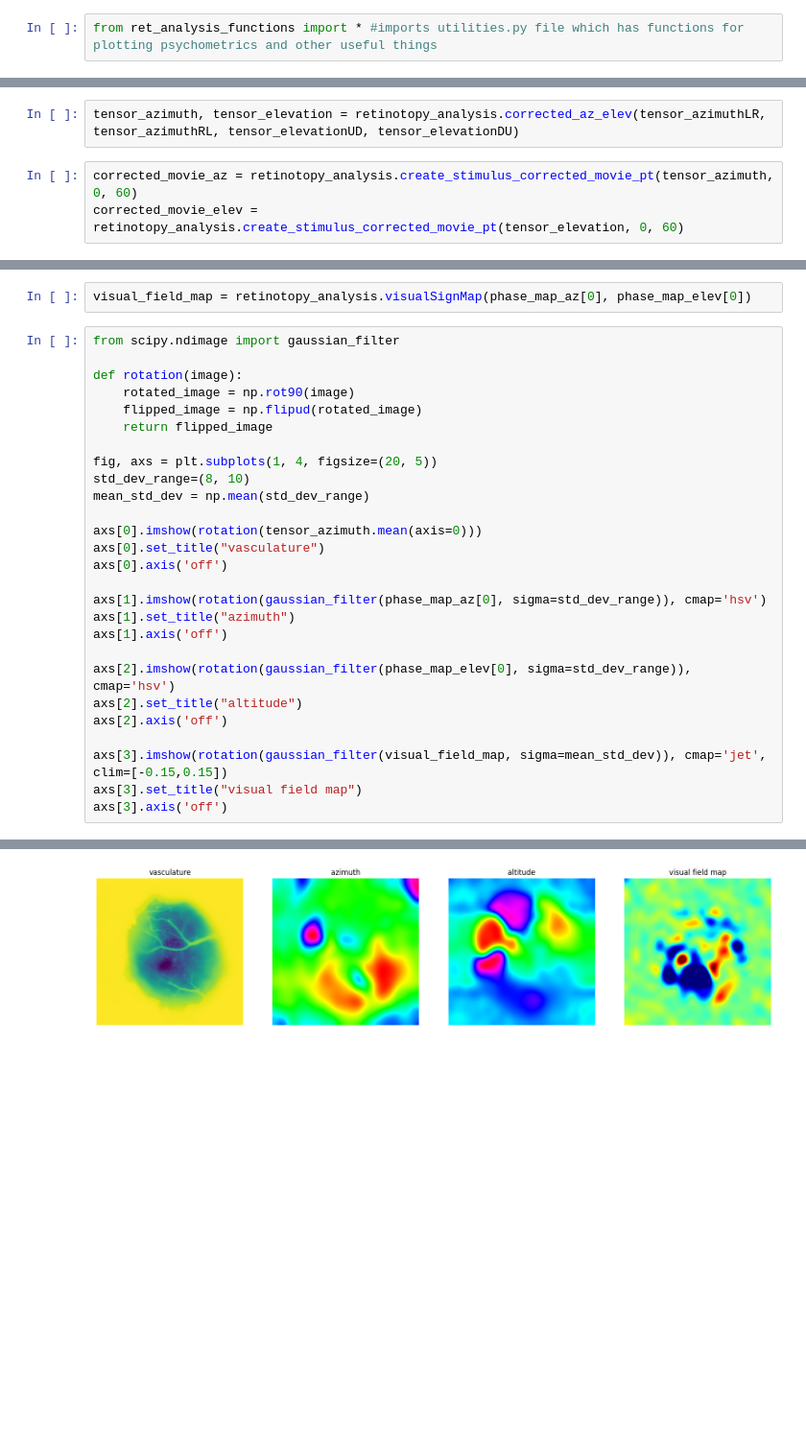
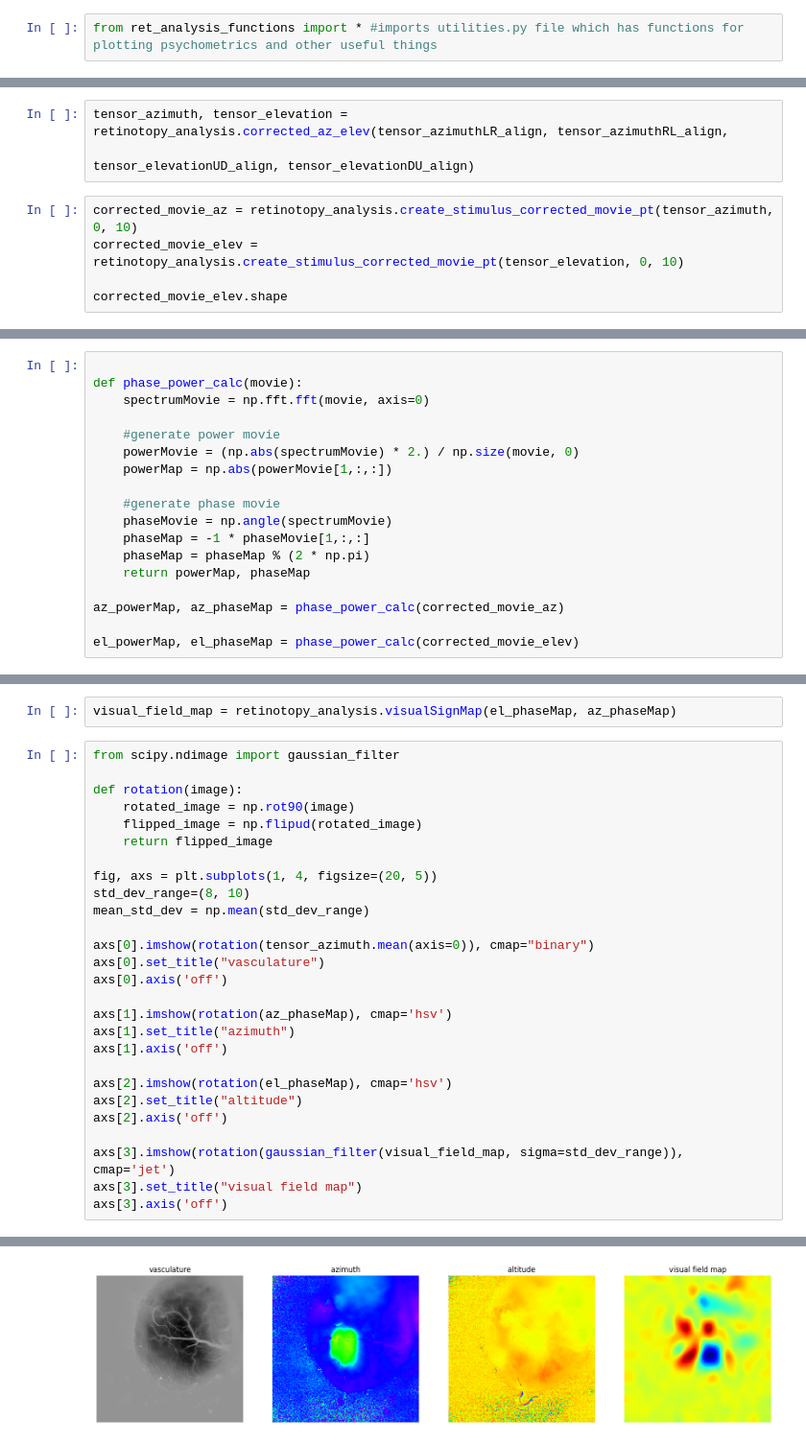
Before and after one commit to acbandi213/Retinotopy-Analysis, a Jupyter notebook: Make_visual_field_map.ipynb, the cells around one changed output, grey strips where cells are left out. Shown at 96% size. Saved outputs shown, nothing was run; the diff lists cells and outputs as text; blank space fills up the shorter version.

Commit message:
modified:   Make_visual_field_map.ipynb 	new file:   Visual_field_maps_batch.ipynb 	modified:   __pycache__/ret_analysis_functions.cpython-39.pyc 	modified:   ret_analysis_functions.py

```diff
--- a/Make_visual_field_map.ipynb
+++ b/Make_visual_field_map.ipynb
@@ -23,5 +46,8 @@ tensor_elevationDU = retinotopy_analysis.create_tensor_from_dat(path_elevation_D
 # %%
-tensor_azimuth, tensor_elevation = retinotopy_analysis.corrected_az_elev(tensor_azimuthLR, tensor_azimuthRL, tensor_elevationUD, tensor_elevationDU)
+tensor_azimuth, tensor_elevation = retinotopy_analysis.corrected_az_elev(tensor_azimuthLR_align, tensor_azimuthRL_align,
+                                                                         tensor_elevationUD_align, tensor_elevationDU_align)
 # %%
-corrected_movie_az = retinotopy_analysis.create_stimulus_corrected_movie_pt(tensor_azimuth, 0, 60)
-corrected_movie_elev = retinotopy_analysis.create_stimulus_corrected_movie_pt(tensor_elevation, 0, 60)
+corrected_movie_az = retinotopy_analysis.create_stimulus_corrected_movie_pt(tensor_azimuth, 0, 10)
+corrected_movie_elev = retinotopy_analysis.create_stimulus_corrected_movie_pt(tensor_elevation, 0, 10)
+
+corrected_movie_elev.shape
@@ -32,0 +59,18 @@ phase_map_elev = retinotopy_analysis.get_phase_map(corrected_movie_elev[54:648],
+# %%
+
+def phase_power_calc(movie):
+    spectrumMovie = np.fft.fft(movie, axis=0)
+
+    #generate power movie
+    powerMovie = (np.abs(spectrumMovie) * 2.) / np.size(movie, 0)
+    powerMap = np.abs(powerMovie[1,:,:])
+
+    #generate phase movie
+    phaseMovie = np.angle(spectrumMovie)
+    phaseMap = -1 * phaseMovie[1,:,:]
+    phaseMap = phaseMap % (2 * np.pi)
+    return powerMap, phaseMap
+
+az_powerMap, az_phaseMap = phase_power_calc(corrected_movie_az)
+
+el_powerMap, el_phaseMap = phase_power_calc(corrected_movie_elev)
@@ -33,35 +86,35 @@ phase_map_elev = retinotopy_analysis.get_phase_map(corrected_movie_elev[54:648],
 # %%
-visual_field_map = retinotopy_analysis.visualSignMap(phase_map_az[0], phase_map_elev[0])
+visual_field_map = retinotopy_analysis.visualSignMap(el_phaseMap, az_phaseMap)
 # %%
 from scipy.ndimage import gaussian_filter
 
 def rotation(image):
     rotated_image = np.rot90(image)
     flipped_image = np.flipud(rotated_image)
     return flipped_image
 
 fig, axs = plt.subplots(1, 4, figsize=(20, 5))
 std_dev_range=(8, 10)
 mean_std_dev = np.mean(std_dev_range)
 
-axs[0].imshow(rotation(tensor_azimuth.mean(axis=0)))
+axs[0].imshow(rotation(tensor_azimuth.mean(axis=0)), cmap="binary")
 axs[0].set_title("vasculature")
 axs[0].axis('off')
 
-axs[1].imshow(rotation(gaussian_filter(phase_map_az[0], sigma=std_dev_range)), cmap='hsv')
+axs[1].imshow(rotation(az_phaseMap), cmap='hsv')
 axs[1].set_title("azimuth")
 axs[1].axis('off')
 
-axs[2].imshow(rotation(gaussian_filter(phase_map_elev[0], sigma=std_dev_range)), cmap='hsv')
+axs[2].imshow(rotation(el_phaseMap), cmap='hsv')
 axs[2].set_title("altitude")
 axs[2].axis('off')
 
-axs[3].imshow(rotation(gaussian_filter(visual_field_map, sigma=mean_std_dev)), cmap='jet', clim=[-0.15,0.15])
+axs[3].imshow(rotation(gaussian_filter(visual_field_map, sigma=std_dev_range)), cmap='jet')
 axs[3].set_title("visual field map")
 axs[3].axis('off')
 # %% [output]
 (-0.5, 299.5, 299.5, -0.5)
-[figure, old version]
+[figure, new version]
 # %%
 fig, axs = plt.subplots(1, 2, figsize=(10, 5))
 std_dev_range=(8, 10)
```
Also changed, not shown: parts of 13 cells of this notebook, 2 other files.
